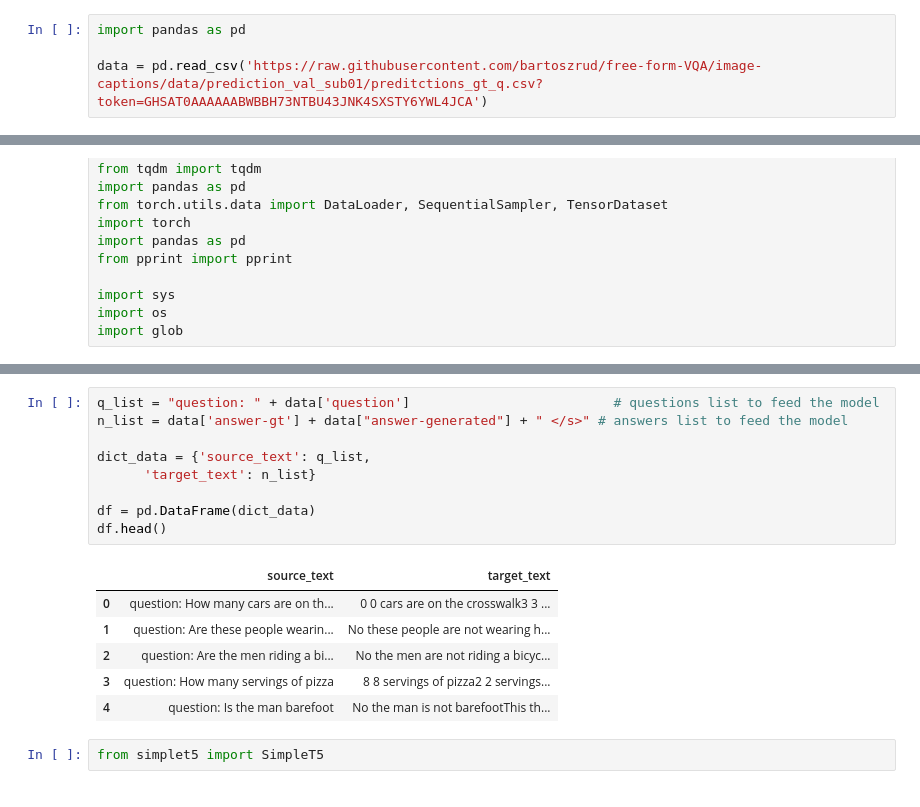
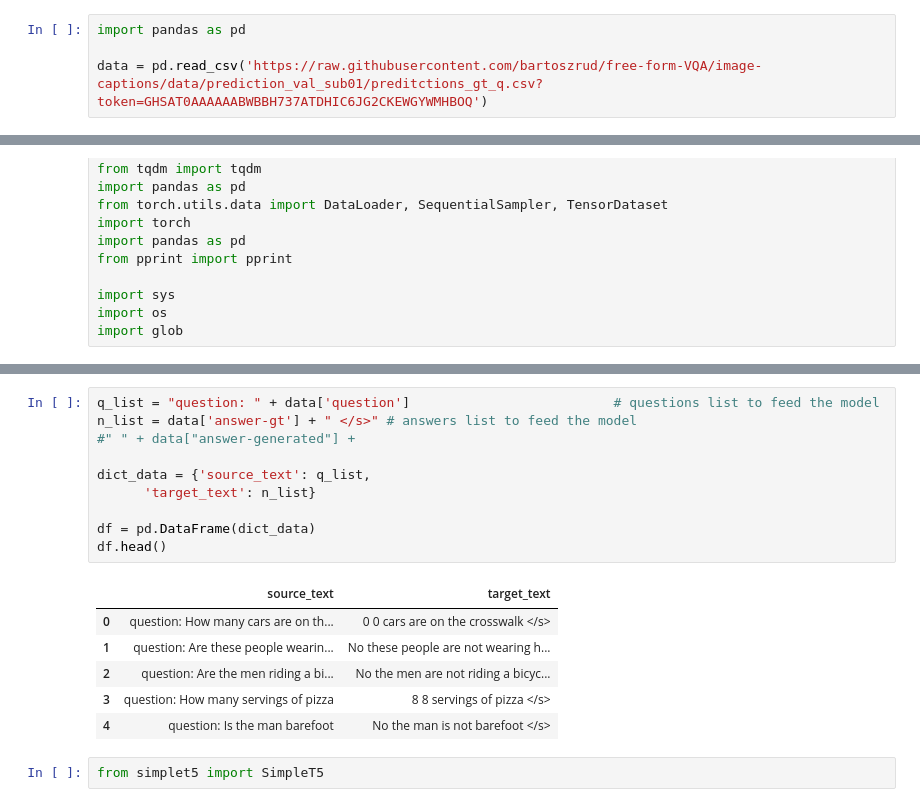
Before and after one commit to bartoszrud/free-form-VQA, a Jupyter notebook: T5_on_data.ipynb, the cells around one changed output, grey strips where cells are left out. Cells and saved outputs as stored; diff of their text form.

```diff
--- a/T5_on_data.ipynb
+++ b/T5_on_data.ipynb
@@ -3,7 +3,7 @@
 # %%
 import pandas as pd
 
-data = pd.read_csv('https://raw.githubusercontent.com/bartoszrud/free-form-VQA/image-captions/data/prediction_val_sub01/preditctions_gt_q.csv?token=GHSAT0AAAAAABWBBH73NTBU43JNK4SXSTY6YWL4JCA')
+data = pd.read_csv('https://raw.githubusercontent.com/bartoszrud/free-form-VQA/image-captions/data/prediction_val_sub01/preditctions_gt_q.csv?token=GHSAT0AAAAAABWBBH737ATDHIC6JG2CKEWGYWMHBOQ')
 # %%
 !pip install transformers
 # %% [output]
@@ -66,19 +66,20 @@ Requirement already satisfied: joblib in /usr/local/lib/python3.7/dist-packages
 # %%
 q_list = "question: " + data['question']                          # questions list to feed the model
-n_list = data['answer-gt'] + data["answer-generated"] + " </s>" # answers list to feed the model
+n_list = data['answer-gt'] + " </s>" # answers list to feed the model
+#" " + data["answer-generated"] +
 
 dict_data = {'source_text': q_list,
       'target_text': n_list}
 
 df = pd.DataFrame(dict_data)
 df.head()
 # %% [output]
 |  | source_text | target_text |
-| 0 | question: How many cars are on th... | 0 0 cars are on the crosswalk3 3 ... |
+| 0 | question: How many cars are on th... | 0 0 cars are on the crosswalk </s> |
 | 1 | question: Are these people wearin... | No these people are not wearing h... |
 | 2 | question: Are the men riding a bi... | No the men are not riding a bicyc... |
-| 3 | question: How many servings of pizza | 8 8 servings of pizza2 2 servings... |
-| 4 | question: Is the man barefoot | No the man is not barefootThis th... |
+| 3 | question: How many servings of pizza | 8 8 servings of pizza </s> |
+| 4 | question: Is the man barefoot | No the man is not barefoot </s> |
 # %%
 from simplet5 import SimpleT5
 # %% [output]
```
Also changed, not shown: parts of 5 cells of this notebook.
